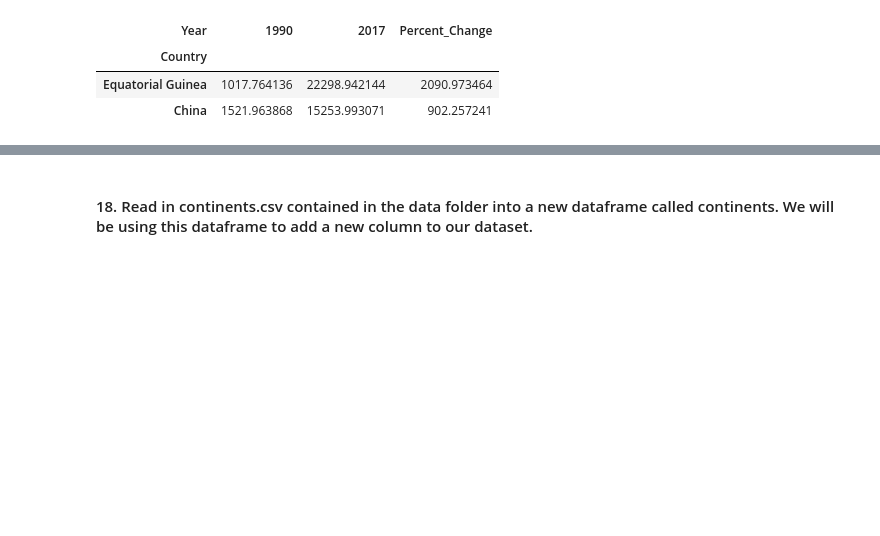
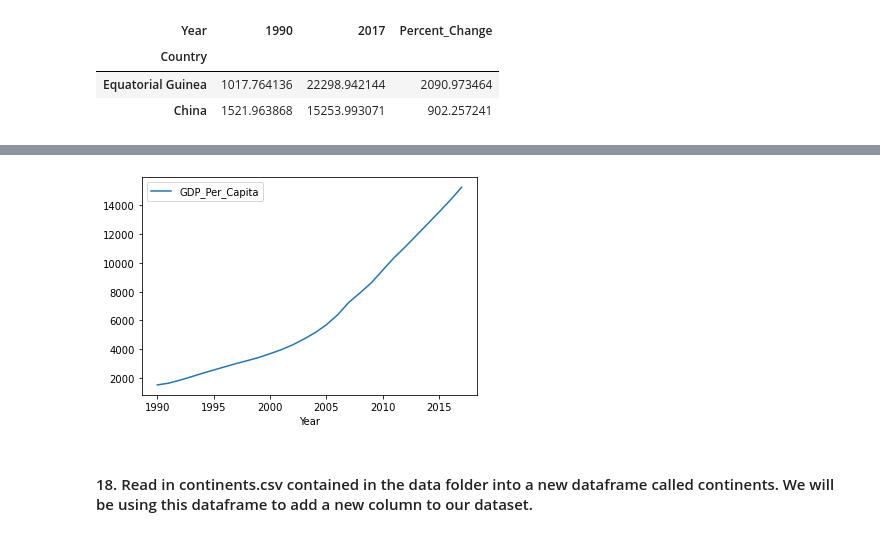
Before and after one commit to nss-data-science-cohort-4/dq1-undata-alvinwendt, a Jupyter notebook: notebook/UN_Data_Exploration.ipynb, the cells around one changed output, grey strips where cells are left out. Drawn from its saved outputs; the diff is of its cells as text; code cells hidden in the pictures; blank space fills up the shorter version.

```diff
--- a/notebook/UN_Data_Exploration.ipynb
+++ b/notebook/UN_Data_Exploration.ipynb
@@ -202,3 +202,9 @@ NameError: name 'gdp' is not defined
+# %%
+gdp_df[(gdp_df['Country'] == 'China' )
+       & (gdp_df['Year'] >= 1990)
+       & (gdp_df['Year'] <= 2017)].plot(x='Year');
+# %% [output]
+[figure, added]
 # %% [markdown]
 #### 18. Read in continents.csv contained in the data folder into a new dataframe called continents. We will be using this dataframe to add a new column to our dataset.
 # %%
```
Also changed, not shown: parts of 27 cells of this notebook.
